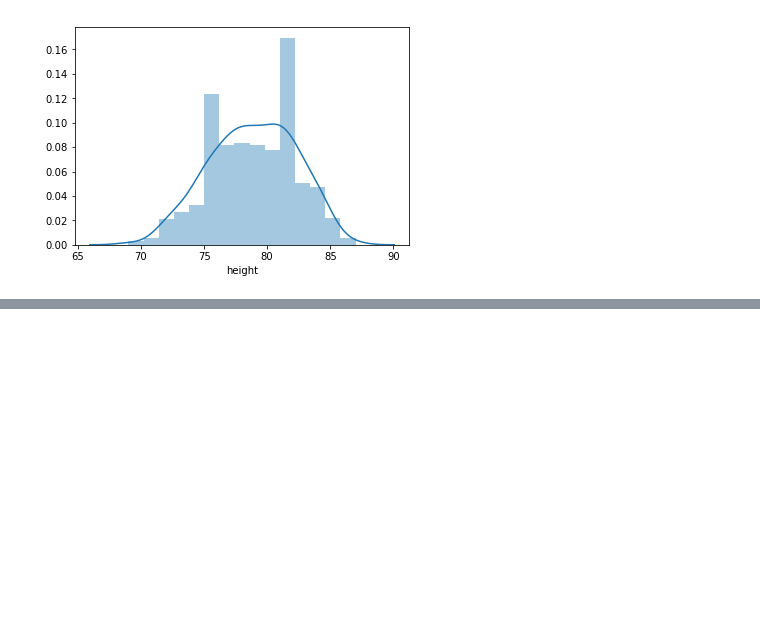
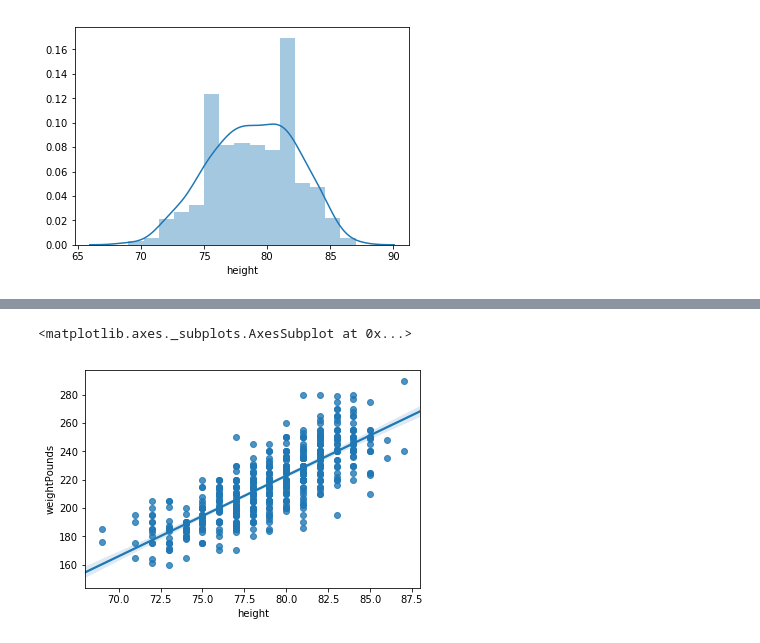
Before and after one commit to ycharm/practice_projects, a Jupyter notebook: BasketballDataExploration.ipynb, the cells around one changed output, grey strips where cells are left out. Cells and saved outputs as stored; diff of their text form; code cells hidden in the pictures; blank space fills up the shorter version.

```diff
--- a/BasketballDataExploration.ipynb
+++ b/BasketballDataExploration.ipynb
@@ -44,0 +42,6 @@ NameError: name 'sns' is not defined
+# %%
+#check height and weight correlation
+sns.regplot(x = "height", y = "weightPounds", data = players_df)
+# %% [output]
+<matplotlib.axes._subplots.AxesSubplot at 0x...>
+[figure, added]
```
Also changed, not shown: parts of 17 cells of this notebook.
